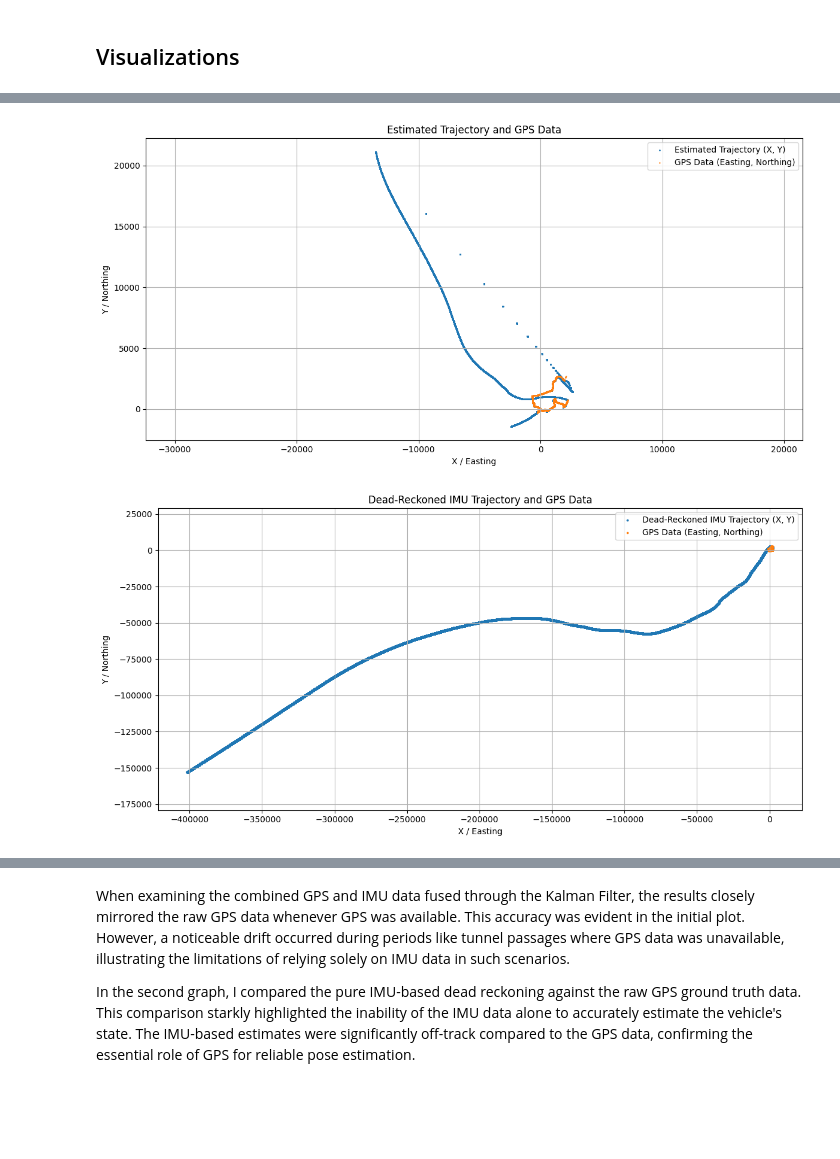
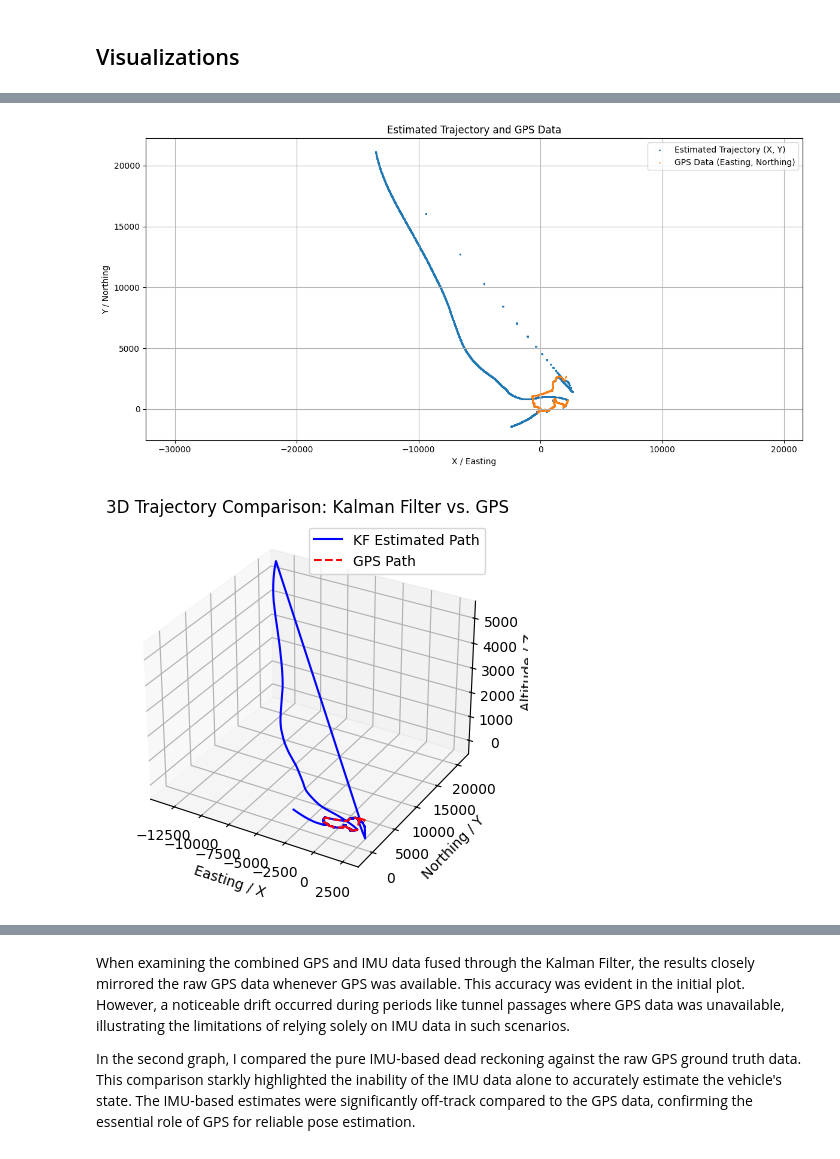
Before and after one commit to IseanB/SensorFusion-KalmanFilter, a Jupyter notebook: KF_SensorFusion.ipynb, the cells around one changed output, grey strips where cells are left out. Saved outputs shown, nothing was run; the diff lists cells and outputs as text; code cells hidden in the pictures; blank space fills up the shorter version.

Commit message:
added 3d visualization

```diff
--- a/KF_SensorFusion.ipynb
+++ b/KF_SensorFusion.ipynb
@@ -646,23 +677,21 @@ First GPS Entry: (54717, 'GPS', 1697739552.3362827, {'time': 1697739552.3362827,
 # %%
 # Plot the IMU frame with average orientation
 sensor_fusion.plot_imu_frame(avg_roll, avg_pitch, avg_yaw)
 
 # Plot raw GPS data
 sensor_fusion.plot_gps_data()
 
 # Plot the estimated states from the Kalman filter against GPS data
 sensor_fusion.plot_kf_states_2d(sf_KF_state)
-
-# Run dead reckoning for IMU data
-deadreckoned_IMU_estimates = sensor_fusion.run_dead_reckoning_for_IMU()
+sensor_fusion.plot_kf_states_3d(sf_KF_state)
 
 # Plot dead-reckoned IMU estimates against raw GPS data
 sensor_fusion.plot_deadreckoned_imu_with_gps_2d(deadreckoned_IMU_estimates)
 
 # Plot theta comparisons
 sensor_fusion.plot_theta_comparisons(sf_KF_state, deadreckoned_IMU_estimates)
 # %% [output]
 [figure]
 [figure]
 [figure]
-[figure, old version]
+[figure, new version]
```
Also changed, not shown: parts of 3 cells of this notebook.
